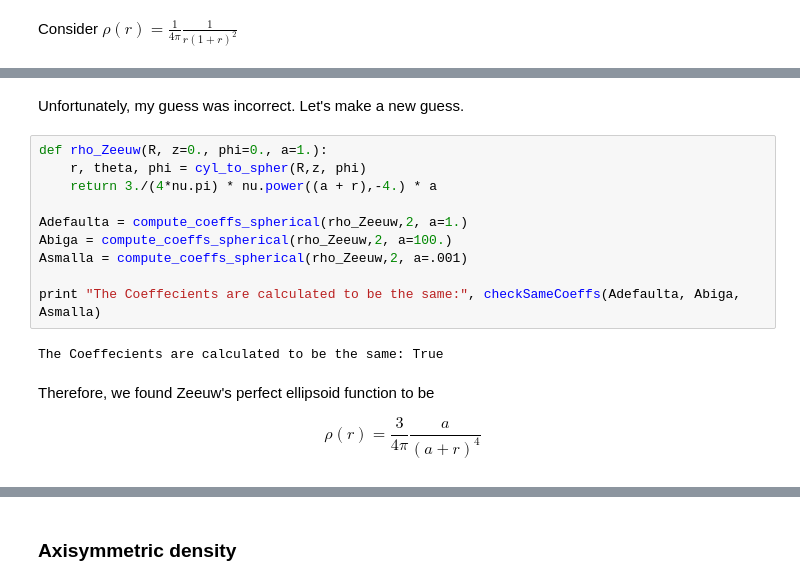
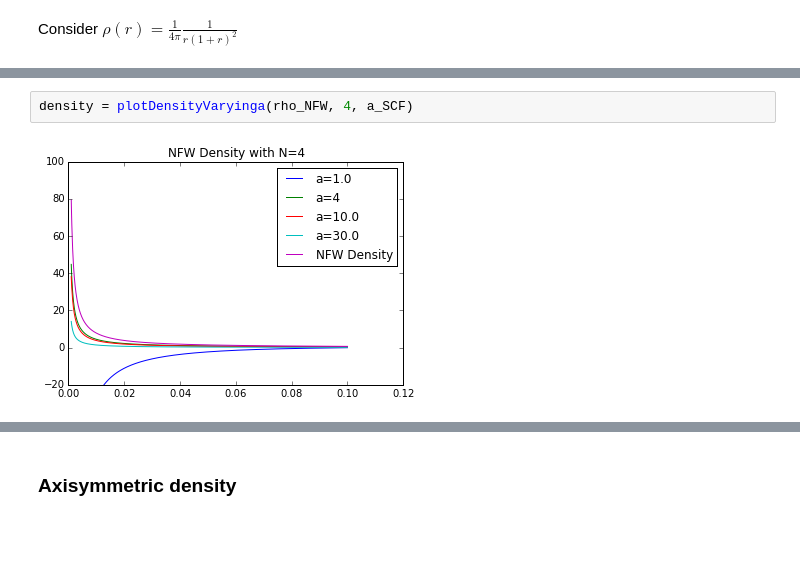
Before and after one commit to SeaifanAladdin/galpy-notebook, a Jupyter notebook: galpy/SCFPotential.ipynb, the cells around one changed output, grey strips where cells are left out. Cells and saved outputs as stored; diff of their text form; blank space fills up the shorter version.

```diff
--- a/galpy/SCFPotential.ipynb
+++ b/galpy/SCFPotential.ipynb
@@ -197,18 +123,4 @@ The Coeffecients are calculated to be the same: False
-# %% [markdown]
-Unfortunately, my guess was incorrect. Let's make a new guess.
-# %%
-def rho_Zeeuw(R, z=0., phi=0., a=1.):
-    r, theta, phi = cyl_to_spher(R,z, phi)
-    return 3./(4*nu.pi) * nu.power((a + r),-4.) * a
-
-Adefaulta = compute_coeffs_spherical(rho_Zeeuw,2, a=1.)
-Abiga = compute_coeffs_spherical(rho_Zeeuw,2, a=100.)
-Asmalla = compute_coeffs_spherical(rho_Zeeuw,2, a=.001)
-
-print "The Coeffecients are calculated to be the same:", checkSameCoeffs(Adefaulta, Abiga, Asmalla)
-# %% [output]
-The Coeffecients are calculated to be the same: True
-# %% [markdown]
-Therefore, we found Zeeuw's perfect ellipsoid function to be
-
-$$\rho (r) = \frac{3}{4\pi} \frac{a}{(a + r)^4}$$
+# %%
+density = plotDensityVaryinga(rho_NFW, 4, a_SCF)
+# %% [output]
+[figure, added]
```
Also changed, not shown: parts of 34 cells of this notebook.
